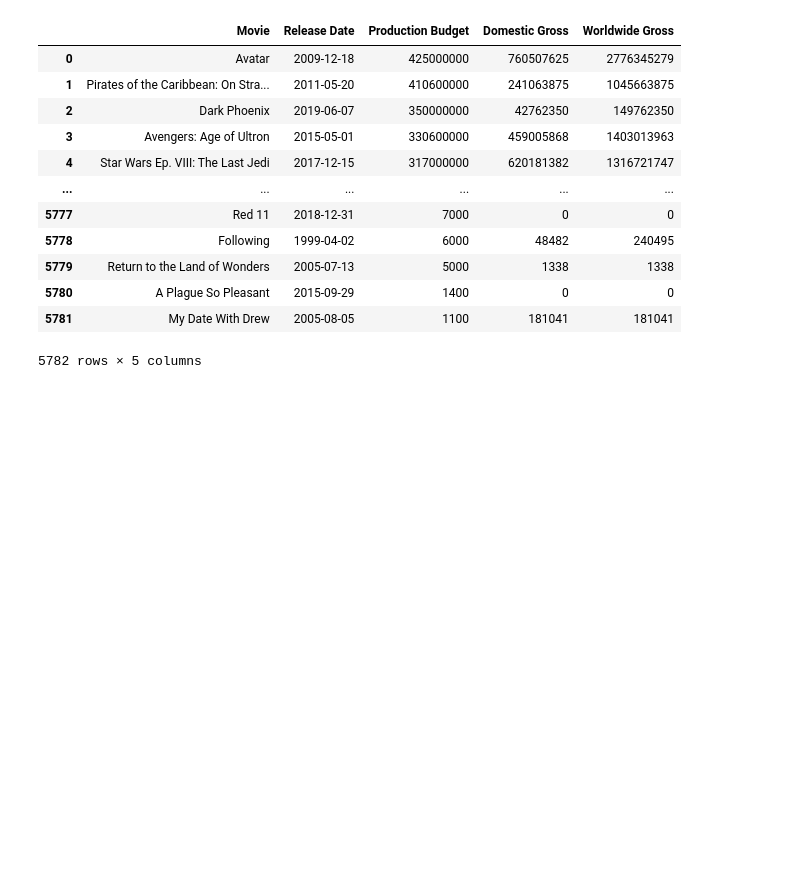
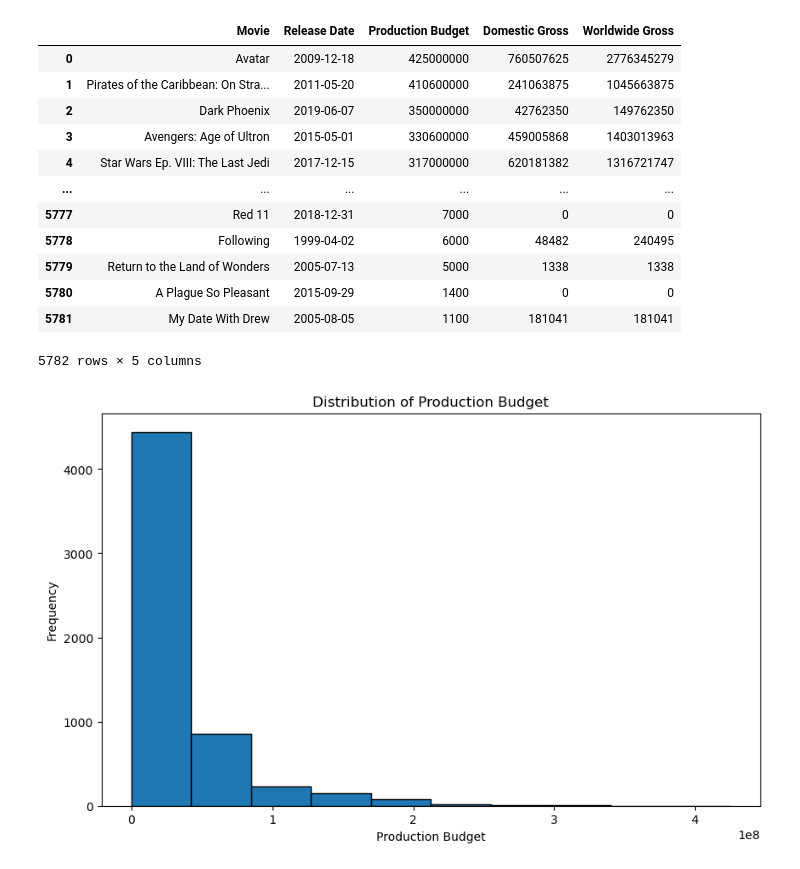
Before and after one commit to Ivan3864/Microsoft-Movie-Studio-Analysis, a Jupyter notebook: insight.ipynb, the cells around one changed output. Saved outputs shown, nothing was run; the diff lists cells and outputs as text; code cells hidden in the pictures; blank space fills up the shorter version.

Commit message:
Comprehensive Exploratory Analysis On Dataset3

```diff
--- a/insight.ipynb
+++ b/insight.ipynb
@@ -579,3 +579,17 @@ dataset3
 | 5780 | A Plague So Pleasant | 2015-09-29 | 1400 | 0 | 0 |
 | 5781 | My Date With Drew | 2005-08-05 | 1100 | 181041 | 181041 |
 5782 rows × 5 columns
+# %%
+# Calculating  profit and return on investment (ROI):
+dataset3['Profit'] = dataset3['Worldwide Gross'] - dataset3['Production Budget']
+dataset3['ROI'] = (dataset3['Profit'] / dataset3['Production Budget']) * 100
+# %%
+#Visualizing  the distribution of the numeric columns:
+plt.figure(figsize=(10, 6))
+plt.hist(dataset3['Production Budget'], bins=10, edgecolor='black')
+plt.xlabel('Production Budget')
+plt.ylabel('Frequency')
+plt.title('Distribution of Production Budget')
+plt.show()
+# %% [output]
+[figure, added]
```
Also changed, not shown: parts of 5 cells of this notebook.
